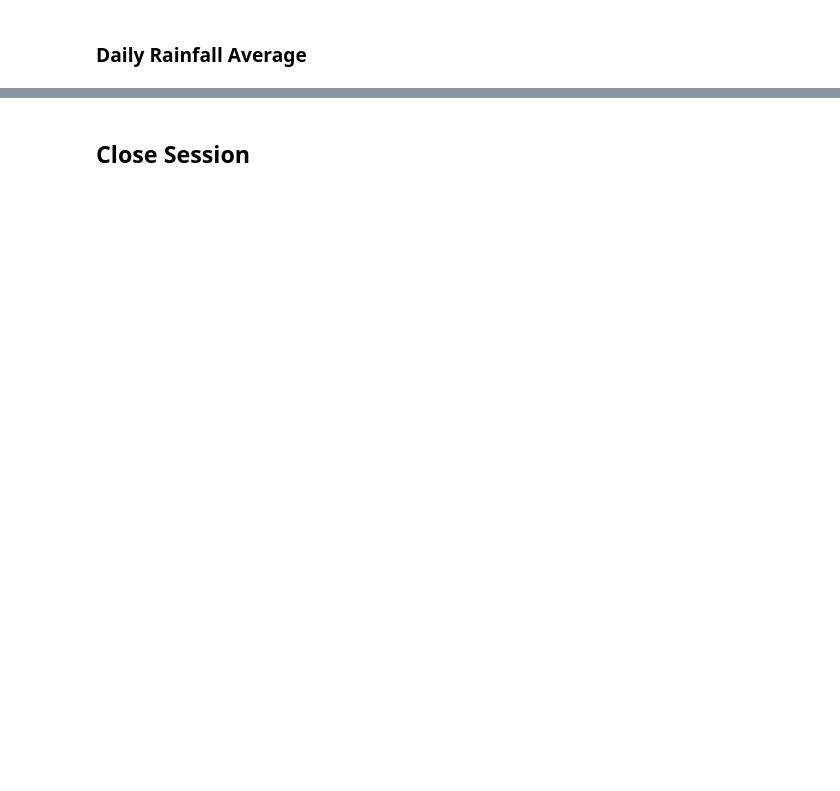
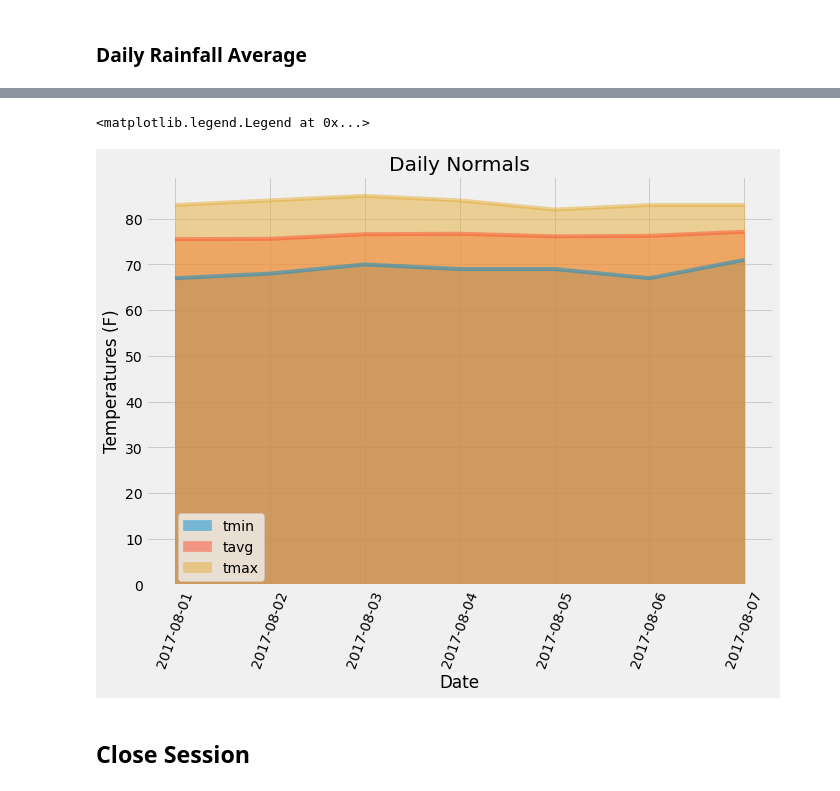
Before and after one commit to cciochina/sqlalchemy-challenge, a Jupyter notebook: temp_analysis_bonus_2_starter.ipynb, the cells around one changed output, grey strips where cells are left out. Drawn from its saved outputs; the diff is of its cells as text; code cells hidden in the pictures; blank space fills up the shorter version.

```diff
--- a/temp_analysis_bonus_2_starter.ipynb
+++ b/temp_analysis_bonus_2_starter.ipynb
@@ -118,10 +134,20 @@ start_date = '2017-08-01'
 end_date = '2017-08-07'
 
 # Use the start and end date to create a range of dates
-
+# we need to use end_date+1 because it is not inclusive
+arr_dates = np.arange(dt.datetime(2017,8,1), dt.datetime(2017,8,8), dt.timedelta(days=1))
 
 # Strip off the year and save a list of strings in the format %m-%d
-
+dates =[]
+for d in arr_dates:
+    d=str(d)
+    d=d.split("T00")[0].split("2017-")[1]
+    dates.append(d)
 
 # Use the `daily_normals` function to calculate the normals for each date string
 # and append the results to a list called `normals`.
+normals = []
+for d in dates:
+    date=daily_normals(d)[0]
+    normals.append(date)
+normals
@@ -128,2 +162,7 @@ end_date = '2017-08-07'
 # %%
 # Load the previous query results into a Pandas DataFrame and add the `trip_dates` range as the `date` index
+normals_df = pd.DataFrame(normals, columns = ["tmin", "tavg", "tmax"])
+normals_df["Date"]=arr_dates
+normals_df["Date"]=normals_df["Date"].astype(str)
+normals_df = normals_df.set_index("Date", drop=True)
+normals_df
@@ -130,5 +179,11 @@ end_date = '2017-08-07'
 # %%
 # Plot the daily normals as an area plot with `stacked=False`
+normals_df.plot(kind="area",stacked=False, rot=70,figsize=(10,7), title="Daily Normals")
+plt.ylabel("Temperatures (F)")
+plt.legend(loc=(0.05,0.01))
+# %% [output]
+<matplotlib.legend.Legend at 0x...>
+[figure, added]
 # %% [markdown]
 ## Close Session
 # %%
```
Also changed, not shown: parts of 5 cells of this notebook, 1 other file.
